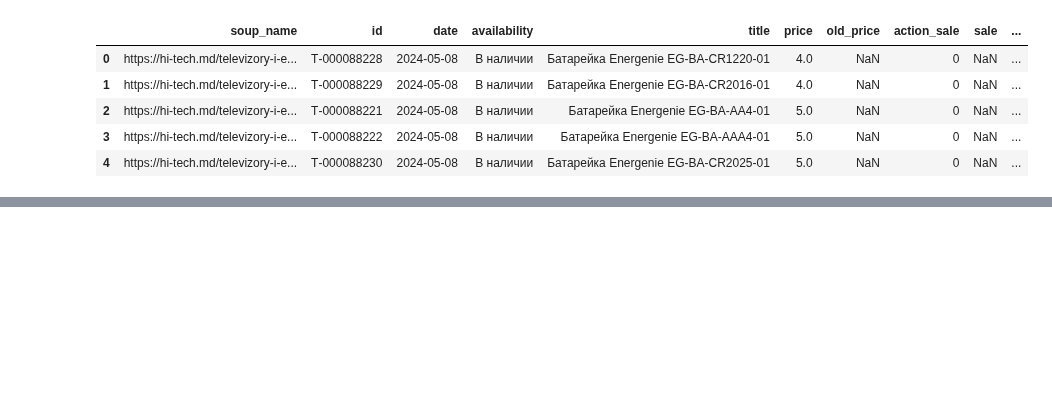
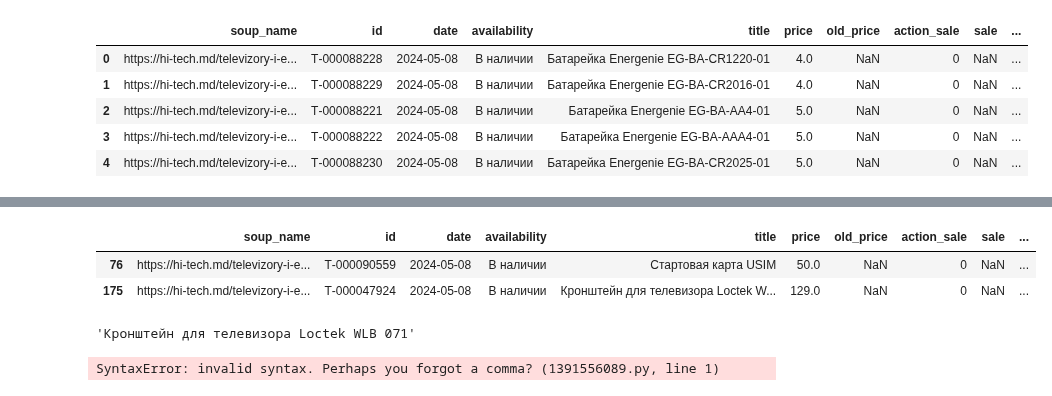
Before and after one commit to APolisakov/parsing, a Jupyter notebook: df_reed.ipynb, the cells around one changed output, grey strips where cells are left out. Cells and saved outputs as stored; diff of their text form; code cells hidden in the pictures; blank space fills up the shorter version.

```diff
--- a/df_reed.ipynb
+++ b/df_reed.ipynb
@@ -9,0 +17,5 @@ df = pd.read_csv('csv\hi_tech_8_5_2024.csv')
+# %%
+brend['names'] = brend['name'].apply(lower)
+# %%
+brend_up = brend.name.unique()
+brend_low = brend.names.unique()
@@ -176,3 +192,16 @@ df['dif_price'] = df['group'].apply(dif_price)
+# %%
+def brends(x):
+    xx = x.replace('\xa0', ' ')
+    xx = xx.split(' ')
+    for i in range(len(xx)-1):
+        if xx[i].lower() in brend_low:
+            return xx[i].lower()
+        elif (str(xx[i].lower())+' '+str(xx[i+1].lower())) in brend_low:
+            return (str(xx[i].lower())+' '+str(xx[i+1].lower()))
+    else:
+        return np.nan
+# %%
+df['brend'] = df['title'].apply(brends)
 # %%
 df.head()
 # %% [output]
@@ -200,0 +234,12 @@ df[(df['count_group_presence']>10)&(df['dif_price']>5)]
+# %%
+t = df[df['brend'].isna()]
+pd.set_option("display.max_rows", 1000)
+t.head(2)
+# %% [output]
+|  | soup_name | id | date | availability | title | price | old_price | action_sale | sale | ... |
+| 76 | https://hi-tech.md/televizory-i-e... | Т-000090559 | 2024-05-08 | В наличии | Стартовая карта USIM | 50.0 | NaN | 0 | NaN | ... |
+| 175 | https://hi-tech.md/televizory-i-e... | Т-000047924 | 2024-05-08 | В наличии | Кронштейн для телевизора Loctek W... | 129.0 | NaN | 0 | NaN | ... |
+# %%
+t.loc[175, 'title']
+# %% [output]
+'Кронштейн для телевизора Loctek WLB 071'
@@ -200,0 +248,4 @@ df[(df['count_group_presence']>10)&(df['dif_price']>5)]
+# %%
+brend[brend['names'] == 'West']
+# %% [output]
+SyntaxError: invalid syntax. Perhaps you forgot a comma? (1391556089.py, line 1)
```
Also changed, not shown: parts of 8 cells of this notebook, 2 other files.
